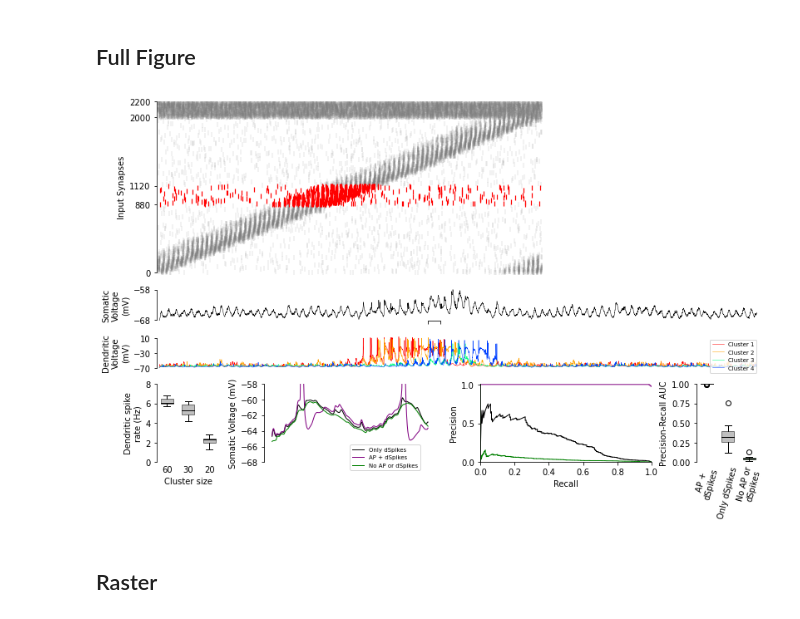
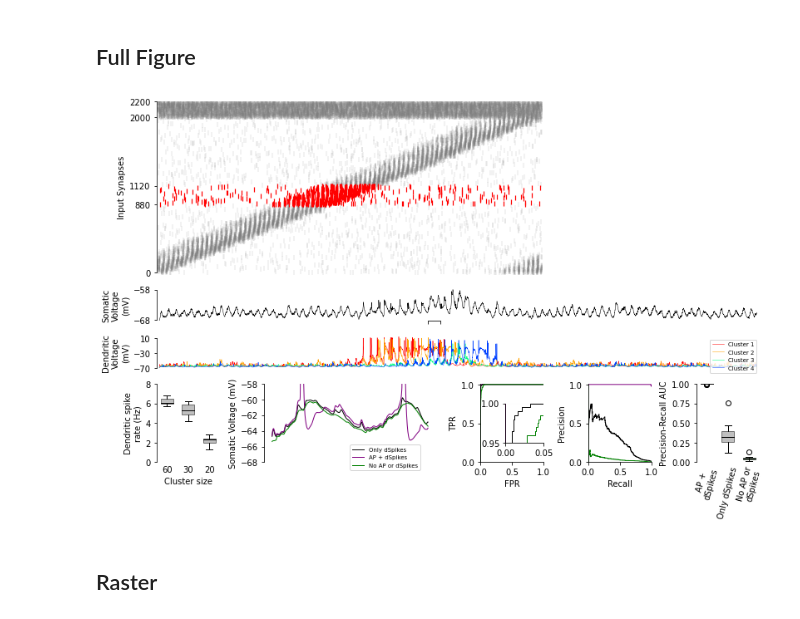
Before and after one commit to yjkimnada/dendrite, a Jupyter notebook: fig1/fig1.ipynb, the cells around one changed output. Cells and saved outputs as stored; diff of their text form; code cells hidden in the pictures.

```diff
--- a/fig1/fig1.ipynb
+++ b/fig1/fig1.ipynb
@@ -39,6 +39,10 @@ spk_active = np.load("/media/hdd01/sklee/CA1_clust4-60_AP/data/spike_train_0.2ms
 prec_ap_true_active, rec_ap_true_active, _ = precision_recall_curve(spk_active, ap_true_active)
 prec_na_true_active, rec_na_true_active, _ = precision_recall_curve(spk_active, na_true_active)
 prec_nona_true_active, rec_nona_true_active, _ = precision_recall_curve(spk_active, nona_true_active)
+
+fpr_ap_true_active, tpr_ap_true_active, thresholds_ap_true_active = metrics.roc_curve(spk_active, ap_true_active)
+fpr_na_true_active, tpr_na_true_active, thresholds_na_true_active = metrics.roc_curve(spk_active, na_true_active)
+fpr_nona_true_active, tpr_nona_true_active, thresholds_nona_true_active = metrics.roc_curve(spk_active, nona_true_active)
 
 prarea_ap_true_active = metrics.auc(rec_ap_true_active, prec_ap_true_active)
 prarea_na_true_active = metrics.auc(rec_na_true_active, prec_na_true_active)
@@ -99,7 +103,9 @@ ax3 = fig.add_subplot(gs[5, :])
 ax5 = fig.add_subplot(gs[6:8, 1:3])
 ax6 = fig.add_subplot(gs[6:8, 0])
 ax7 = fig.add_subplot(gs[6:8, 5])
-ax8 = fig.add_subplot(gs[6:8, 3:5])
+ax8 = fig.add_subplot(gs[6:8, 3])
+ax9 = fig.add_subplot(gs[6:8, 4])
+
 
 # Ax1: Raster #
 #ax1.scatter(x=x_e_rest, y=y_e_rest, marker="|", color=cmap_categ[1], linewidth=0.4, s=40)
@@ -197,39 +203,59 @@ ax5.legend(loc=(0.5,-0.1), fontsize=7)
 # AP AUC MOtivation
 bp1 = ax7.boxplot(prarea_ap_true_active_array, positions=[1], widths = 0.6, patch_artist=True)
 bp2 = ax7.boxplot(prarea_na_true_active_array, positions=[2], widths = 0.6, patch_artist=True)
 bp3 = ax7.boxplot(prarea_nona_true_active_array, positions=[3], widths = 0.6, patch_artist=True)
 bp1['boxes'][0].set_facecolor("purple")
 bp2['boxes'][0].set_facecolor("gray")
 bp3['boxes'][0].set_facecolor("green")
 bp1['boxes'][0].set_alpha(0.5)
 bp2['boxes'][0].set_alpha(0.5)
 bp3['boxes'][0].set_alpha(0.5)
 bp1['medians'][0].set_color("black")
 bp2['medians'][0].set_color("black")
 bp3['medians'][0].set_color("black")
 ax7.set_xticklabels(["AP +\ndSpikes","Only dSpikes", "No AP or\ndSpikes"], rotation=75)
 ax7.set_ylabel("Precision-Recall AUC")
 ax7.spines.right.set_visible(False)
 ax7.spines.top.set_visible(False)
 ax7.spines.bottom.set_visible(False)
 ax7.set_ylim(0,1)
 ax7.tick_params(axis="x", length=0)
 
-ax8.plot(rec_ap_true_active, prec_ap_true_active, linewidth=1, color="purple")
-ax8.plot(rec_na_true_active, prec_na_true_active, linewidth=1, color="black")
-ax8.plot(rec_nona_true_active, prec_nona_true_active, linewidth=1, color="green")
+ax8.plot(fpr_ap_true_active, tpr_ap_true_active, linewidth=1, color="purple")
+ax8.plot(fpr_na_true_active, tpr_na_true_active, linewidth=1, color="black")
+ax8.plot(fpr_nona_true_active, tpr_nona_true_active, linewidth=1, color="green")
 ax8.spines.right.set_visible(False)
 ax8.spines.top.set_visible(False)
 ax8.set_ylim(0,1.01)
 ax8.set_xlim(0,1)
-ax8.set_xlabel("Recall")
-ax8.set_ylabel("Precision")
+ax8.set_xlabel("FPR")
+ax8.set_ylabel("TPR")
+
+ins = ax8.inset_axes([0.4,0.25,0.6,0.5])
+ins.plot(fpr_ap_true_active, tpr_ap_true_active, linewidth=1, color="purple")
+ins.plot(fpr_na_true_active, tpr_na_true_active, linewidth=1, color="black")
+ins.plot(fpr_nona_true_active, tpr_nona_true_active, linewidth=1, color="green")
+ins.spines.right.set_visible(False)
+ins.spines.top.set_visible(False)
+ins.set_ylim(0.95,1)
+ins.set_xlim(0,0.05)
+
+
+ax9.plot(rec_ap_true_active, prec_ap_true_active, linewidth=1, color="purple")
+ax9.plot(rec_na_true_active, prec_na_true_active, linewidth=1, color="black")
+ax9.plot(rec_nona_true_active, prec_nona_true_active, linewidth=1, color="green")
+ax9.spines.right.set_visible(False)
+ax9.spines.top.set_visible(False)
+ax9.set_ylim(0,1.01)
+ax9.set_xlim(0,1)
+ax9.set_xlabel("Recall")
+ax9.set_ylabel("Precision")
 
 fig.tight_layout()
 #plt.show()
 #fig.savefig("/home/sklee/dendrite/fig1/fig1_raw.pdf", bbox_inches="tight", transparent=True)
 # %% [output]
-[figure, old version]
+[figure, new version]
 # %% [markdown]
 ## Raster
 # %%
```
Also changed, not shown: 5 other files.
